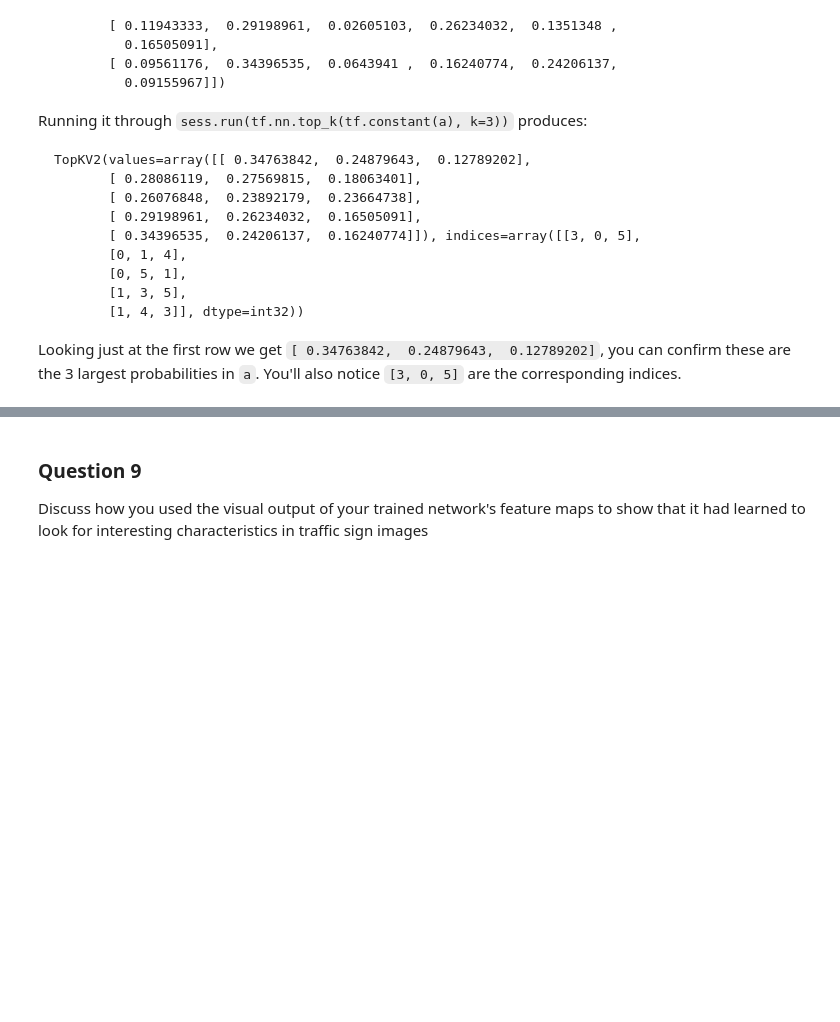
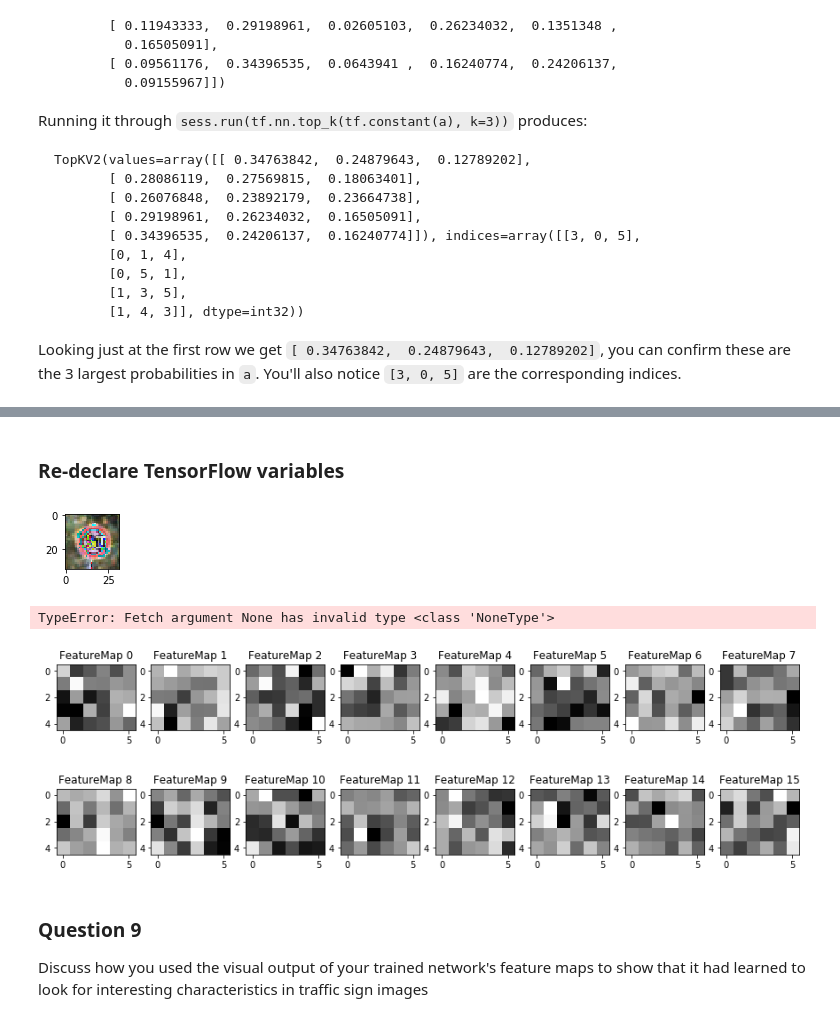
Before and after one commit to sohonisaurabh/CarND-Traffic-Sign-Classifier-Project, a Jupyter notebook: Traffic_Sign_Classifier.ipynb, the cells around one changed output, grey strips where cells are left out. Saved outputs shown, nothing was run; the diff lists cells and outputs as text; code cells hidden in the pictures; blank space fills up the shorter version.

Commit message:
Added code for visualization and saving model

```diff
--- a/Traffic_Sign_Classifier.ipynb
+++ b/Traffic_Sign_Classifier.ipynb
@@ -363,6 +362,7 @@ def evaluate(X_data, y_data):
 ### Train in TensorFlow session
 # %%
 from sklearn.utils import shuffle
+saver = tf.train.Saver()
 with tf.Session() as sess:
     print("Training...")
     sess.run(tf.global_variables_initializer())
@@ -382,7 +382,7 @@ with tf.Session() as sess:
         print("Validation accuracy for Epoch is:")
         print(validation_accuracy)
         print("===============================")
-    #saver.save(sess, './savedmodel')
+    saver.save(sess, './model.ckpt')
 # %% [output]
 Training...
 Training accuracy for Epoch is:
@@ -405,0 +404,4 @@ print(training_accuracy)
+# %%
+with tf.Session() as sess:
+    saver.restore(sess, './model.ckpt')
+    print(sess.run(weights))
@@ -504,7 +524,8 @@ def outputFeatureMap(image_input, tf_activation, activation_min=-1, activation_m
     # image_input =
     # Note: x should be the same name as your network's tensorflow data placeholder variable
     # If you get an error tf_activation is not defined it maybe having trouble accessing the variable from inside a function
-    activation = tf_activation.eval(session=sess,feed_dict={x : image_input})
+    #activation = tf_activation.eval(session=sess,feed_dict={x : image_input})
+    activation = tf_activation.eval(session=sess)
     featuremaps = activation.shape[3]
     plt.figure(plt_num, figsize=(15,15))
     for featuremap in range(featuremaps):
@@ -518,6 +539,45 @@ def outputFeatureMap(image_input, tf_activation, activation_min=-1, activation_m
             plt.imshow(activation[0,:,:, featuremap], interpolation="nearest", vmin=activation_min, cmap="gray")
         else:
             plt.imshow(activation[0,:,:, featuremap], interpolation="nearest", cmap="gray")
+# %% [markdown]
+### Re-declare TensorFlow variables
+# %%
+tf.reset_default_graph()
+x = tf.placeholder(tf.float32, (32, 32, 3))
+#Declare weights here
+weights = {
+    "wconv1": tf.Variable(tf.truncated_normal(shape=(5, 5, 3, 6), mean=mu, stddev=sigma), name="wconv1"),
+    "wconv2": tf.Variable(tf.truncated_normal(shape=(5, 5, 6, 16), mean=mu, stddev=sigma), name="wconv2"),
+    "wfull1": tf.Variable(tf.truncated_normal(shape=(400, 120), mean=mu, stddev=sigma), name="wfull1"),
+    "wfull2": tf.Variable(tf.truncated_normal(shape=(120, 84), mean=mu, stddev=sigma), name="wfull2"),
+    "wfull3": tf.Variable(tf.truncated_normal(shape=(84, n_classes), mean=mu, stddev=sigma), name="wfull3")
+    #"wconv1": tf.Variable(tf.truncated_normal(shape=(5, 5, 3, 6))),
+    #"wconv2": tf.Variable(tf.truncated_normal(shape=(5, 5, 6, 16))),
+    #"wfull1": tf.Variable(tf.truncated_normal(shape=(400, 120))),
+    #"wfull2": tf.Variable(tf.truncated_normal(shape=(120, 84))),
+    #"wfull3": tf.Variable(tf.truncated_normal(shape=(84, n_classes)))
+}
+#Declare biases here
+biases = {
+    "bconv1": tf.Variable(tf.zeros(6)),
+    "bconv2": tf.Variable(tf.zeros(16)),
+    "bfull1": tf.Variable(tf.zeros(120)),
+    "bfull2": tf.Variable(tf.zeros(84)),
+    "bfull3": tf.Variable(tf.zeros(n_classes))
+}
+# %%
+image = X_train[100].squeeze()
+plt.figure(figsize=(1,1))
+plt.imshow(image)
+plt.show()
+saver = tf.train.Saver()
+with tf.Session() as sess:
+    saver.restore(sess, './model.ckpt')
+    sess.run(outputFeatureMap(X_train[100], weights["wconv2"]))
+# %% [output]
+[figure, added]
+TypeError: Fetch argument None has invalid type <class 'NoneType'>
+[figure, added]
 # %% [markdown]
 ### Question 9
 
```
Also changed, not shown: parts of 8 cells of this notebook, 4 other files.
